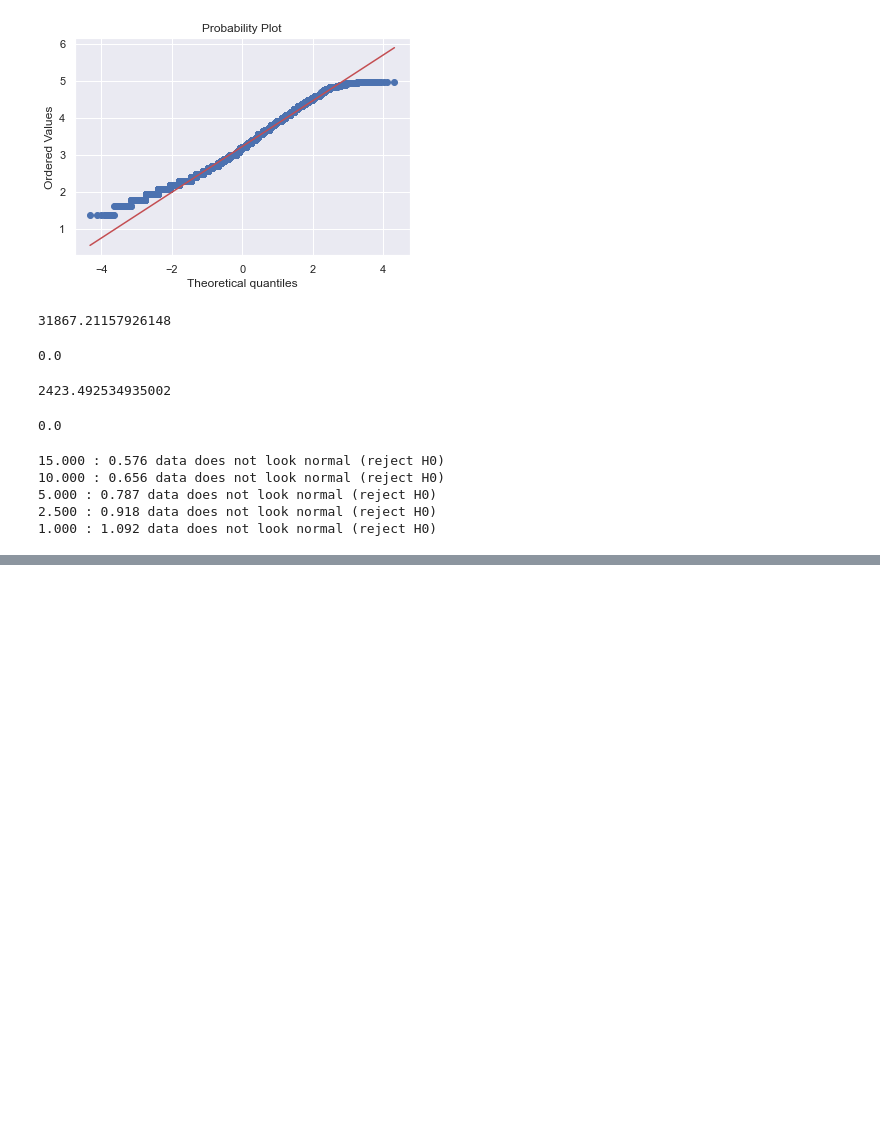
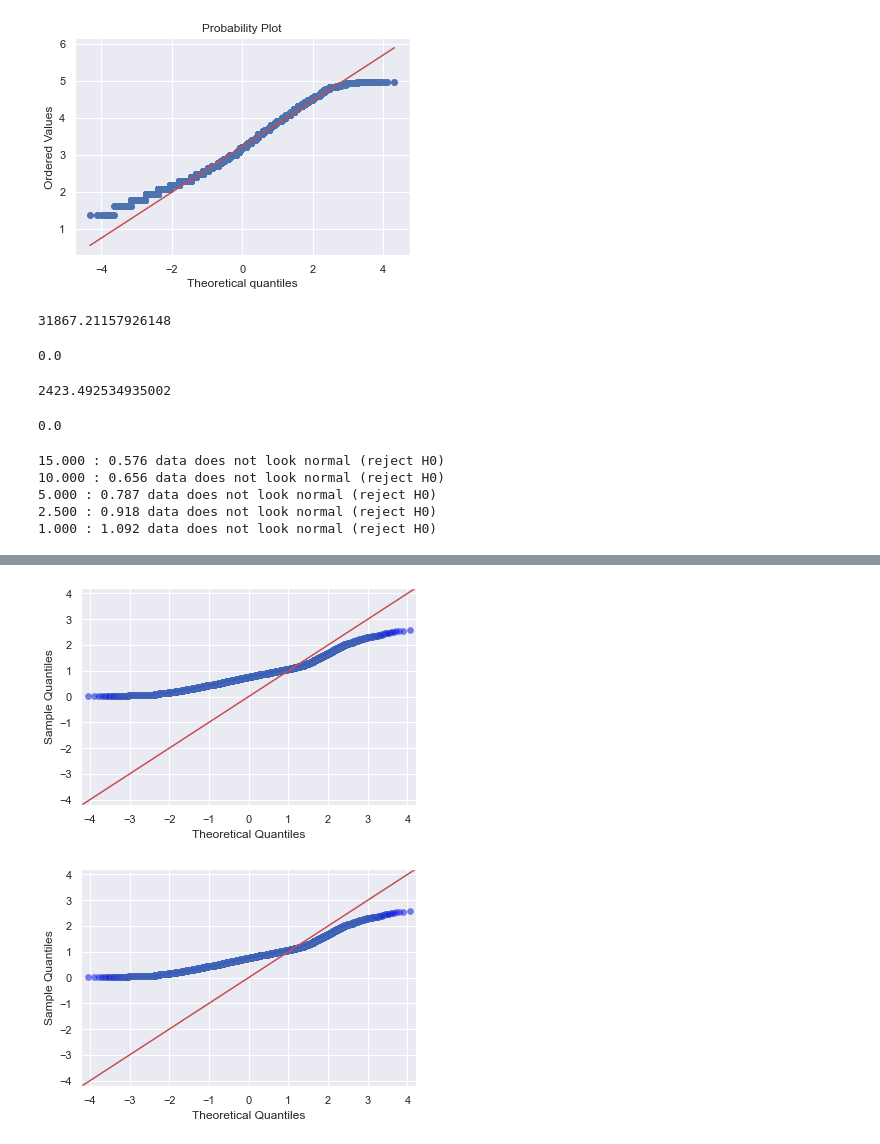
Before and after one commit to bthakr1/python_small_programs, a Jupyter notebook: python_small/Wine Data PreProcessing & Linear Regression.ipynb, the cells around one changed output, grey strips where cells are left out. Saved outputs shown, nothing was run; the diff lists cells and outputs as text; code cells hidden in the pictures; blank space fills up the shorter version.

```diff
--- a/python_small/Wine Data PreProcessing & Linear Regression.ipynb
+++ b/python_small/Wine Data PreProcessing & Linear Regression.ipynb
@@ -527,0 +566,7 @@ fig = sm.graphics.plot_regress_exog(model,'points', fig=fig)
+# %%
+qq = ProbPlot(model_norm_residuals_absolute)
+
+qq.qqplot(line='45', alpha=0.5, color='#4C72B0', lw=1)
+# %% [output]
+[figure, added]
+[figure, added]
```
Also changed, not shown: parts of 18 cells of this notebook.
